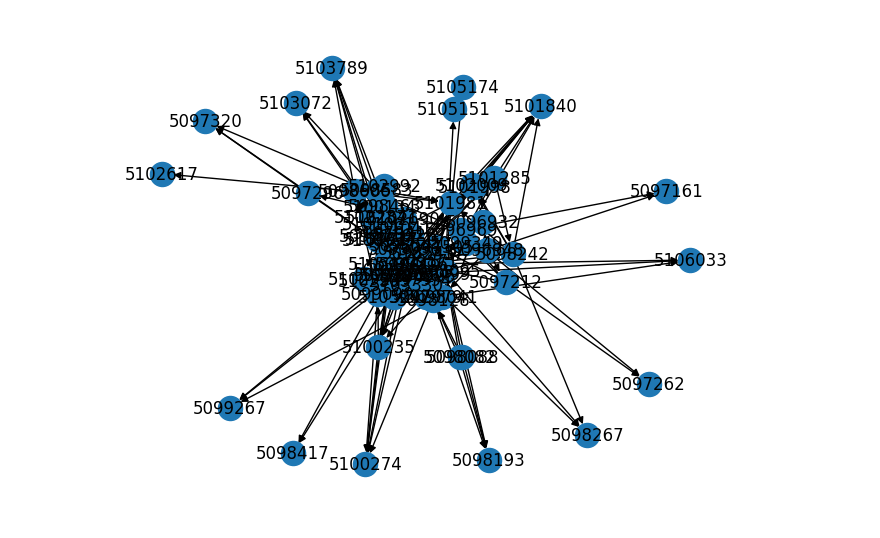
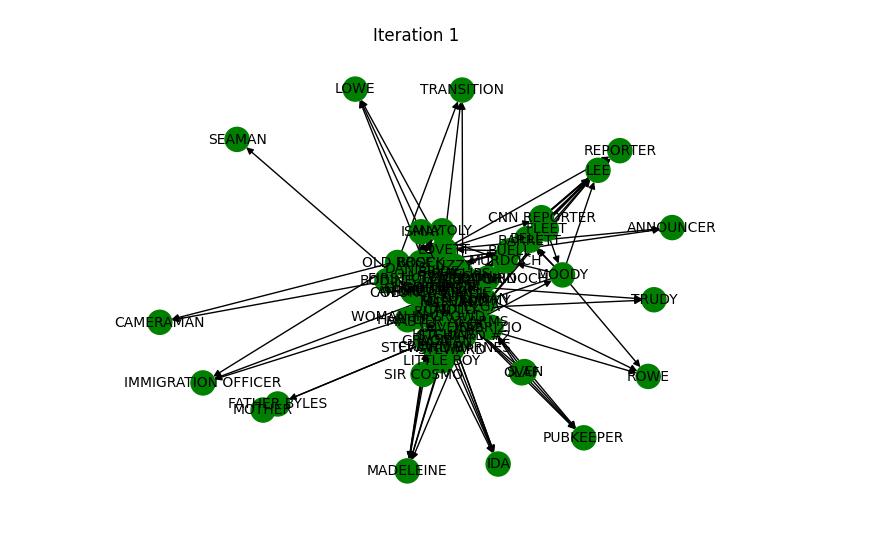
Before and after one commit to fraasa/sna_titanic, a Jupyter notebook: Project/Weeks/week_10.ipynb, the cells around one changed output. Drawn from its saved outputs; the diff is of its cells as text; code cells hidden in the pictures.

Commit message:
visualize the graph

```diff
--- a/Project/Weeks/week_10.ipynb
+++ b/Project/Weeks/week_10.ipynb
@@ -1,9 +7,4 @@
 # %%
-import networkx as nx
-import csv
-import matplotlib.pyplot as plt
-import numpy as np
-import random
 
 # Read nodes from the CSV file
 G = nx.DiGraph()
@@ -22,40 +23,51 @@ with open('/Users/coding/Desktop/network_analysis/sna_titanic/Project/Graph/edge
 #Innovation Adaptaion Model: Bass Contagion model to model the spread of innovation (how characters change their opinion during the movie and how they are influenced by each other)
 #The model is based on the Bass diffusion model, which is a model that describes the adoption of a new behaviour in our case, where the adoption is a function of time.
 def initialize_node_states(G):
     nx.set_node_attributes(G, {node: {'adopted': False} for node in G.nodes}, 'adopted')
 
-def bass_contagion_model(G, p, q, num_iterations):
+def bass_contagion_model(G, s, q, num_iterations):
+    adoption_history = []  # Store node states at each iteration
     for iteration in range(num_iterations):
+        current_adopted_states = {node: G.nodes[node]['adopted'] for node in G.nodes}
+        adoption_history.append(current_adopted_states)
+
         for node in G.nodes():
             if not G.nodes[node]['adopted']:
                 # Calculate probability of adoption
                 external_influence = s # what we calles in class self innovation probability
                 neighbor_influence = sum([1 for neighbor in G.neighbors(node) if G.nodes[neighbor]['adopted']]) * q
                 adoption_probability = 1 - (1 - external_influence) * (1 - neighbor_influence)
 
                 # Use a random number to determine adoption
                 if random.random() < adoption_probability:
                     G.nodes[node]['adopted'] = True
+        return adoption_history
 
-def visualize_graph(G):
-    pos = nx.spring_layout(G)
-    labels = nx.get_node_attributes(G, 'name')
-    nx.draw(G, pos, with_labels=True)
-    nx.draw_networkx_edge_labels(G, pos, edge_labels=labels)
-    plt.show()
+def visualize_evolution(graph, adoption_history):
+    pos = nx.spring_layout(graph)
+
+    for iteration, adopted_states in enumerate(adoption_history):
+        plt.figure(figsize=(8, 6))
+        plt.title(f'Iteration {iteration + 1}')
+        nx.draw_networkx_labels(G, pos, labels=nx.get_node_attributes(G, 'label'), font_size=10)
+        nx.draw(graph, pos, node_color=['green' if adopted_states[node] else 'red' for node in graph.nodes()])
+        plt.show()
+
 
 # Set model parameters
 s = 0.1
 q = 0.2
 num_iterations = 10
 
 # Initialize node states
 initialize_node_states(G)
 
 # Run the simulation
 bass_contagion_model(G, s, q, num_iterations)
 
-# Visualize and analyze the results
-visualize_graph(G)
+adoption_history = bass_contagion_model(G, s, q, num_iterations)
+
+# Visualize the evolution
+visualize_evolution(G, adoption_history)
 # %% [output]
-[figure, old version]
+[figure, new version]
```
Also changed, not shown: parts of 1 cell of this notebook.
